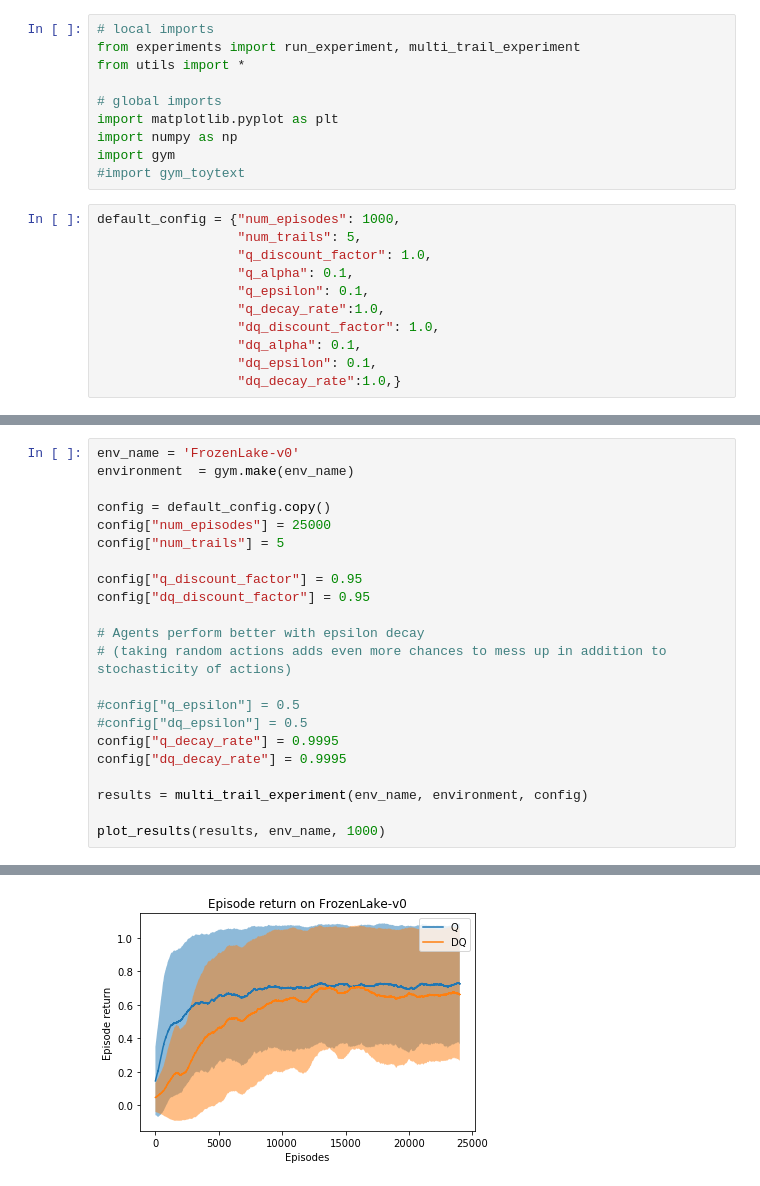
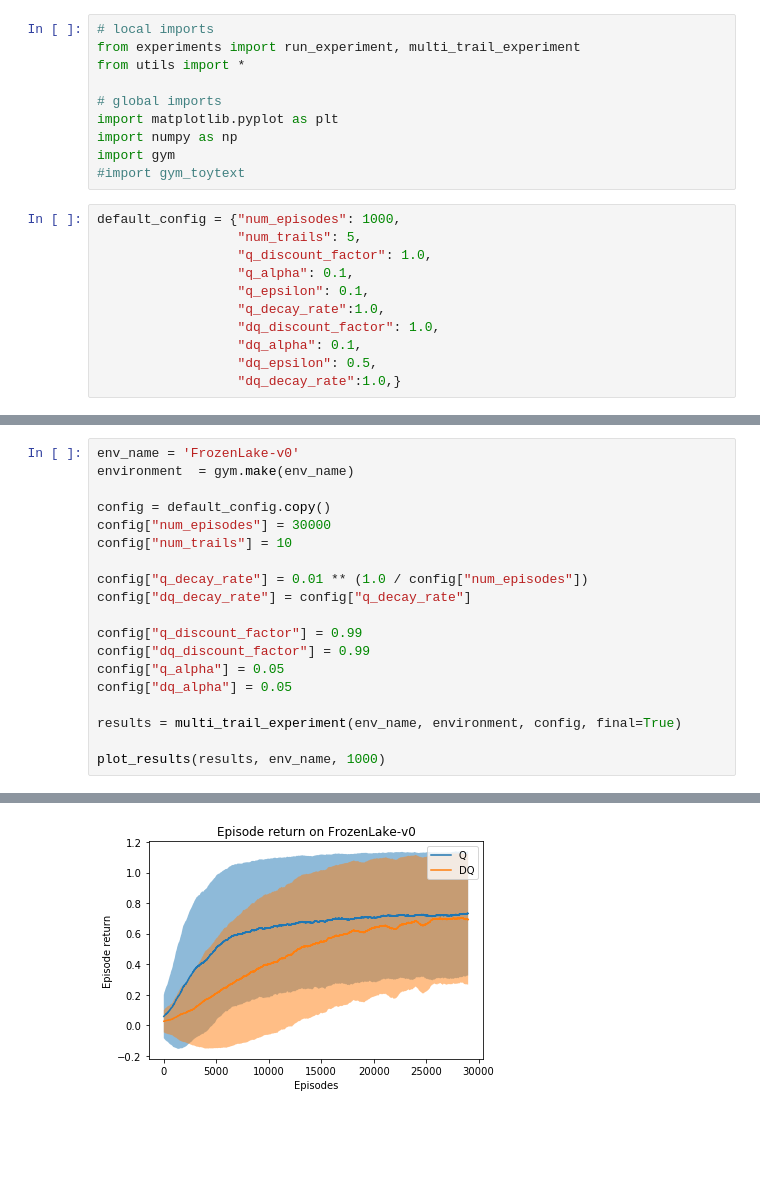
Before and after one commit to LysanderdeJong/RL-MiniProject, a Jupyter notebook: basic_experiments.ipynb, the cells around one changed output, grey strips where cells are left out. Saved outputs shown, nothing was run; the diff lists cells and outputs as text; blank space fills up the shorter version.

Commit message:
results

```diff
--- a/basic_experiments.ipynb
+++ b/basic_experiments.ipynb
@@ -17,7 +17,7 @@ default_config = {"num_episodes": 1000,
                   "q_decay_rate":1.0,
                   "dq_discount_factor": 1.0,
                   "dq_alpha": 0.1,
-                  "dq_epsilon": 0.1,
+                  "dq_epsilon": 0.5,
                   "dq_decay_rate":1.0,}
 # %%
 from BiasMDP import BiasMDP
@@ -68,21 +154,18 @@ env_name = 'FrozenLake-v0'
 environment  = gym.make(env_name)
 
 config = default_config.copy()
-config["num_episodes"] = 25000
-config["num_trails"] = 5
+config["num_episodes"] = 30000
+config["num_trails"] = 10
 
-config["q_discount_factor"] = 0.95
-config["dq_discount_factor"] = 0.95
+config["q_decay_rate"] = 0.01 ** (1.0 / config["num_episodes"])
+config["dq_decay_rate"] = config["q_decay_rate"]
 
-# Agents perform better with epsilon decay
-# (taking random actions adds even more chances to mess up in addition to stochasticity of actions)
+config["q_discount_factor"] = 0.99
+config["dq_discount_factor"] = 0.99
+config["q_alpha"] = 0.05
+config["dq_alpha"] = 0.05
 
-#config["q_epsilon"] = 0.5
-#config["dq_epsilon"] = 0.5
-config["q_decay_rate"] = 0.9995
-config["dq_decay_rate"] = 0.9995
-
-results = multi_trail_experiment(env_name, environment, config)
+results = multi_trail_experiment(env_name, environment, config, final=True)
 
 plot_results(results, env_name, 1000)
 # %% [output]
@@ -90,4 +173,4 @@ plot_results(results, env_name, 1000)
-[figure, old version]
+[figure, new version]
 # %%
 env_name = 'Roulette-v0'
 environment  = gym.make(env_name)
```
Also changed, not shown: parts of 11 cells of this notebook, 10 other files.
